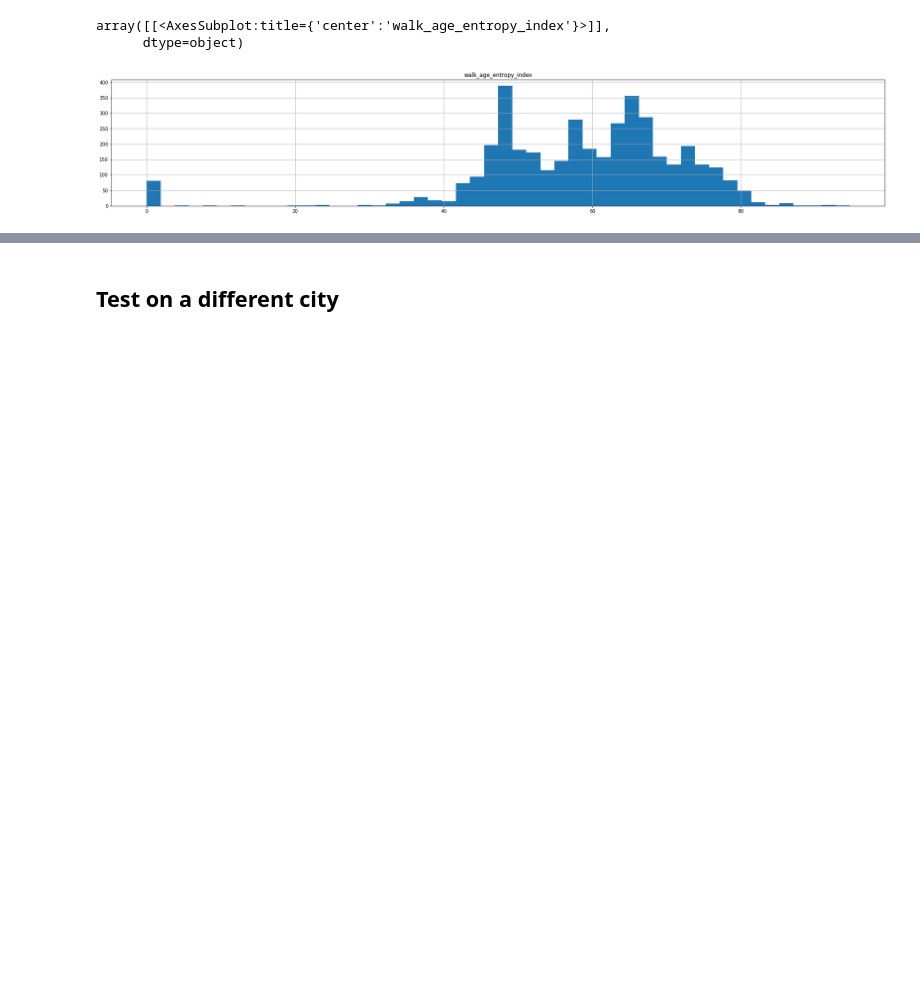
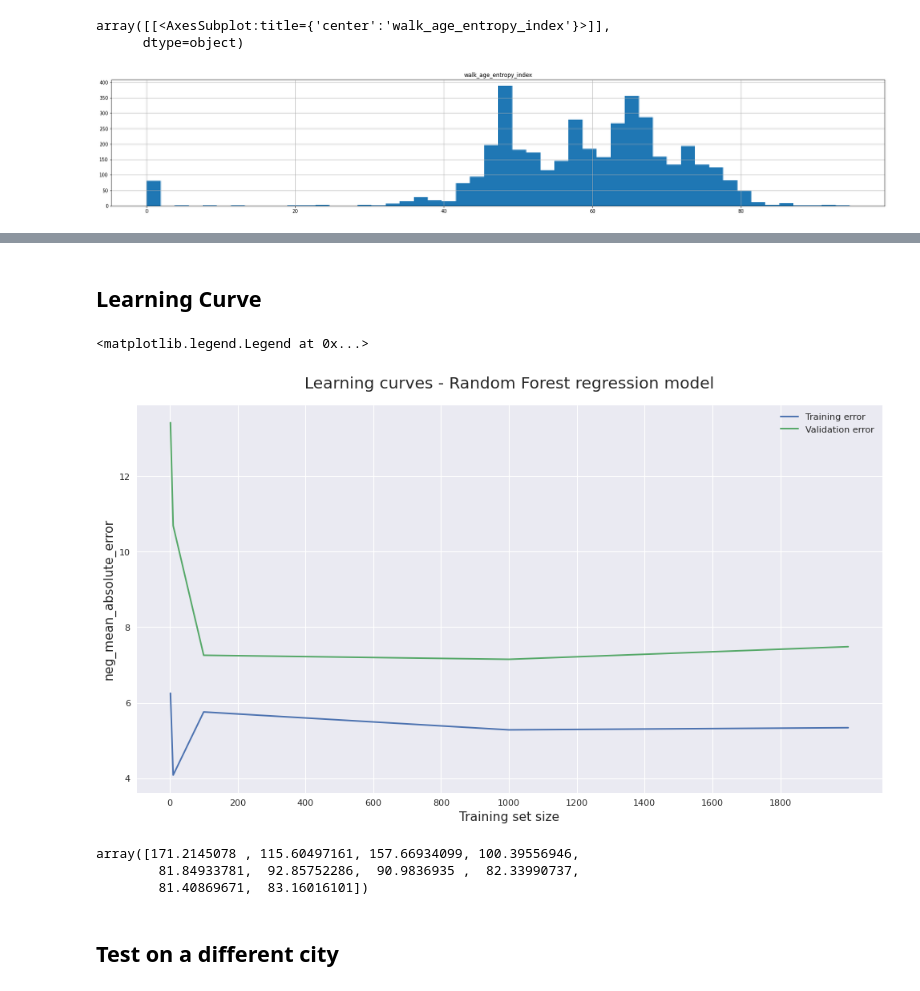
Before and after one commit to MiliasV/coaccessibility, a Jupyter notebook: notebooks/exploration.ipynb, the cells around one changed output, grey strips where cells are left out. Cells and saved outputs as stored; diff of their text form; code cells hidden in the pictures; blank space fills up the shorter version.

```diff
--- a/notebooks/exploration.ipynb
+++ b/notebooks/exploration.ipynb
@@ -174,3 +200,46 @@ Text(0.5, 0, 'Random Forest Feature Importance')
+# %% [markdown]
+## Learning Curve
+# %%
+from sklearn.ensemble import RandomForestRegressor
+from sklearn.model_selection import learning_curve
+import matplotlib.pyplot as plt
+
+
+train_sizes = [2, 10 , 100, 1000, 2000]
+scor = 'neg_mean_absolute_error'
+label = 'walk_age_entropy_index'
+feature_names = [ "wijk_age_entropy_index","wk_area"]
+features = np.array(df[feature_names])
+
+labels = np.array(df[label])
+features = np.array(df[feature_names])
+train_sizes, train_scores, validation_scores = learning_curve(estimator = RandomForestRegressor(),
+    X = features, y = labels, train_sizes = train_sizes, cv = 10,
+    scoring = scor, shuffle=True)
+
+plt.figure(figsize=(15, 8), dpi=80)
+train_scores_mean = -train_scores.mean(axis = 1)
+validation_scores_mean = -validation_scores.mean(axis = 1)
+plt.style.use('seaborn')
+plt.plot(train_sizes, train_scores_mean, label = 'Training error')
+plt.plot(train_sizes, validation_scores_mean, label = 'Validation error')
+plt.ylabel(scor, fontsize = 14)
+plt.xlabel('Training set size', fontsize = 14)
+plt.title('Learning curves - Random Forest regression model', fontsize = 18, y = 1.03)
+
+# plt.yticks(np.arange(0, 100, 5))
+plt.xticks(np.arange(0, max(train_sizes), 200))
+plt.legend()
+# plt.ylim(0,40)
+# %% [output]
+<matplotlib.legend.Legend at 0x...>
+[figure, added]
+# %%
+validation_scores_mean
+# %% [output]
+array([171.2145078 , 115.60497161, 157.66934099, 100.39556946,
+        81.84933781,  92.85752286,  90.9836935 ,  82.33990737,
+        81.40869671,  83.16016101])
 # %% [markdown]
 ## Test on a different city
 # %%
```
Also changed, not shown: parts of 17 cells of this notebook.
